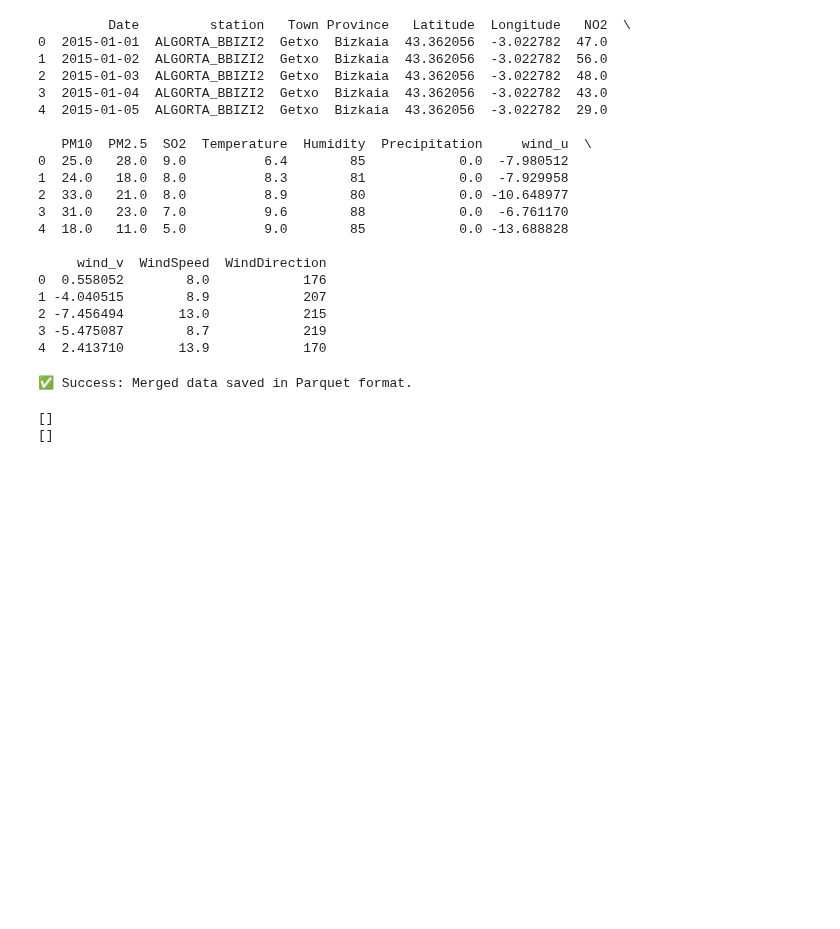
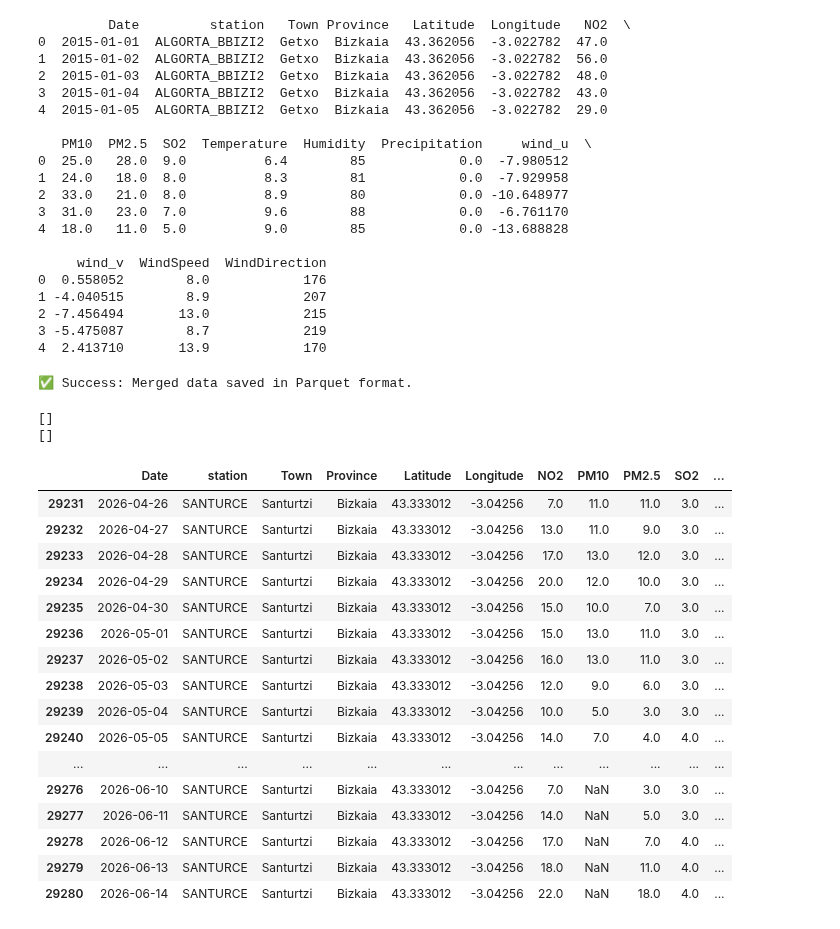
Before and after one commit to armanghazi/AI-Based-Smart-City-Air-Quality-Monitoring-and-Forecasting-System-for-Greater-Bilbao, a Jupyter notebook: notebooks/05_weather_data.ipynb, the cells around one changed output. Cells and saved outputs as stored; diff of their text form; code cells hidden in the pictures; blank space fills up the shorter version.

```diff
--- a/notebooks/05_weather_data.ipynb
+++ b/notebooks/05_weather_data.ipynb
@@ -439,3 +439,24 @@ print([c for c in df.columns if "lag" in c.lower()][:5])
 # %% [output]
 []
 []
+# %%
+df.tail(50
+        )
+# %% [output]
+|  | Date | station | Town | Province | Latitude | Longitude | NO2 | PM10 | PM2.5 | SO2 | ... |
+| 29231 | 2026-04-26 | SANTURCE | Santurtzi | Bizkaia | 43.333012 | -3.04256 | 7.0 | 11.0 | 11.0 | 3.0 | ... |
+| 29232 | 2026-04-27 | SANTURCE | Santurtzi | Bizkaia | 43.333012 | -3.04256 | 13.0 | 11.0 | 9.0 | 3.0 | ... |
+| 29233 | 2026-04-28 | SANTURCE | Santurtzi | Bizkaia | 43.333012 | -3.04256 | 17.0 | 13.0 | 12.0 | 3.0 | ... |
+| 29234 | 2026-04-29 | SANTURCE | Santurtzi | Bizkaia | 43.333012 | -3.04256 | 20.0 | 12.0 | 10.0 | 3.0 | ... |
+| 29235 | 2026-04-30 | SANTURCE | Santurtzi | Bizkaia | 43.333012 | -3.04256 | 15.0 | 10.0 | 7.0 | 3.0 | ... |
+| 29236 | 2026-05-01 | SANTURCE | Santurtzi | Bizkaia | 43.333012 | -3.04256 | 15.0 | 13.0 | 11.0 | 3.0 | ... |
+| 29237 | 2026-05-02 | SANTURCE | Santurtzi | Bizkaia | 43.333012 | -3.04256 | 16.0 | 13.0 | 11.0 | 3.0 | ... |
+| 29238 | 2026-05-03 | SANTURCE | Santurtzi | Bizkaia | 43.333012 | -3.04256 | 12.0 | 9.0 | 6.0 | 3.0 | ... |
+| 29239 | 2026-05-04 | SANTURCE | Santurtzi | Bizkaia | 43.333012 | -3.04256 | 10.0 | 5.0 | 3.0 | 3.0 | ... |
+| 29240 | 2026-05-05 | SANTURCE | Santurtzi | Bizkaia | 43.333012 | -3.04256 | 14.0 | 7.0 | 4.0 | 4.0 | ... |
+| ... | ... | ... | ... | ... | ... | ... | ... | ... | ... | ... | ... |
+| 29276 | 2026-06-10 | SANTURCE | Santurtzi | Bizkaia | 43.333012 | -3.04256 | 7.0 | NaN | 3.0 | 3.0 | ... |
+| 29277 | 2026-06-11 | SANTURCE | Santurtzi | Bizkaia | 43.333012 | -3.04256 | 14.0 | NaN | 5.0 | 3.0 | ... |
+| 29278 | 2026-06-12 | SANTURCE | Santurtzi | Bizkaia | 43.333012 | -3.04256 | 17.0 | NaN | 7.0 | 4.0 | ... |
+| 29279 | 2026-06-13 | SANTURCE | Santurtzi | Bizkaia | 43.333012 | -3.04256 | 18.0 | NaN | 11.0 | 4.0 | ... |
+| 29280 | 2026-06-14 | SANTURCE | Santurtzi | Bizkaia | 43.333012 | -3.04256 | 22.0 | NaN | 18.0 | 4.0 | ... |
```
Also changed, not shown: 5 other files.
